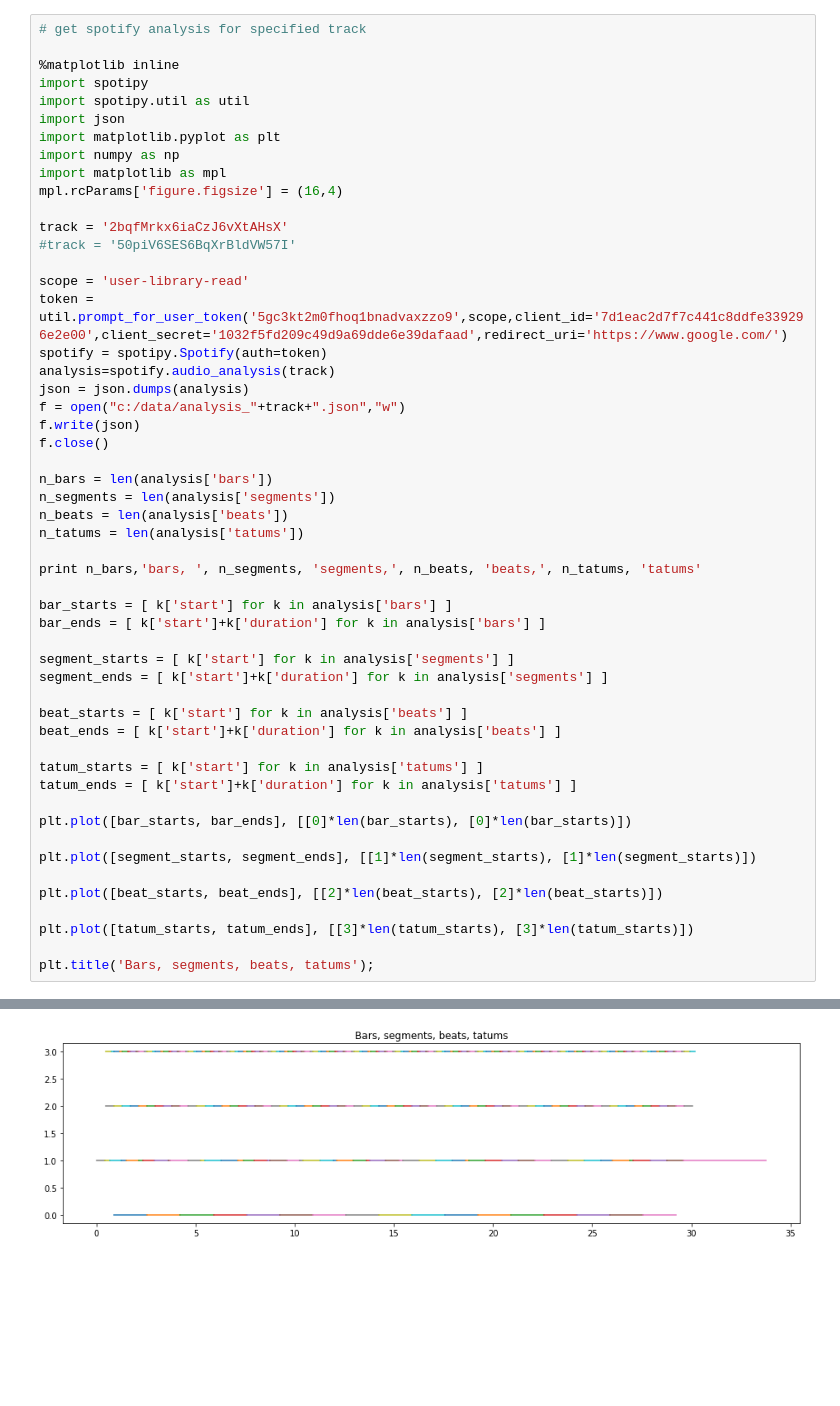
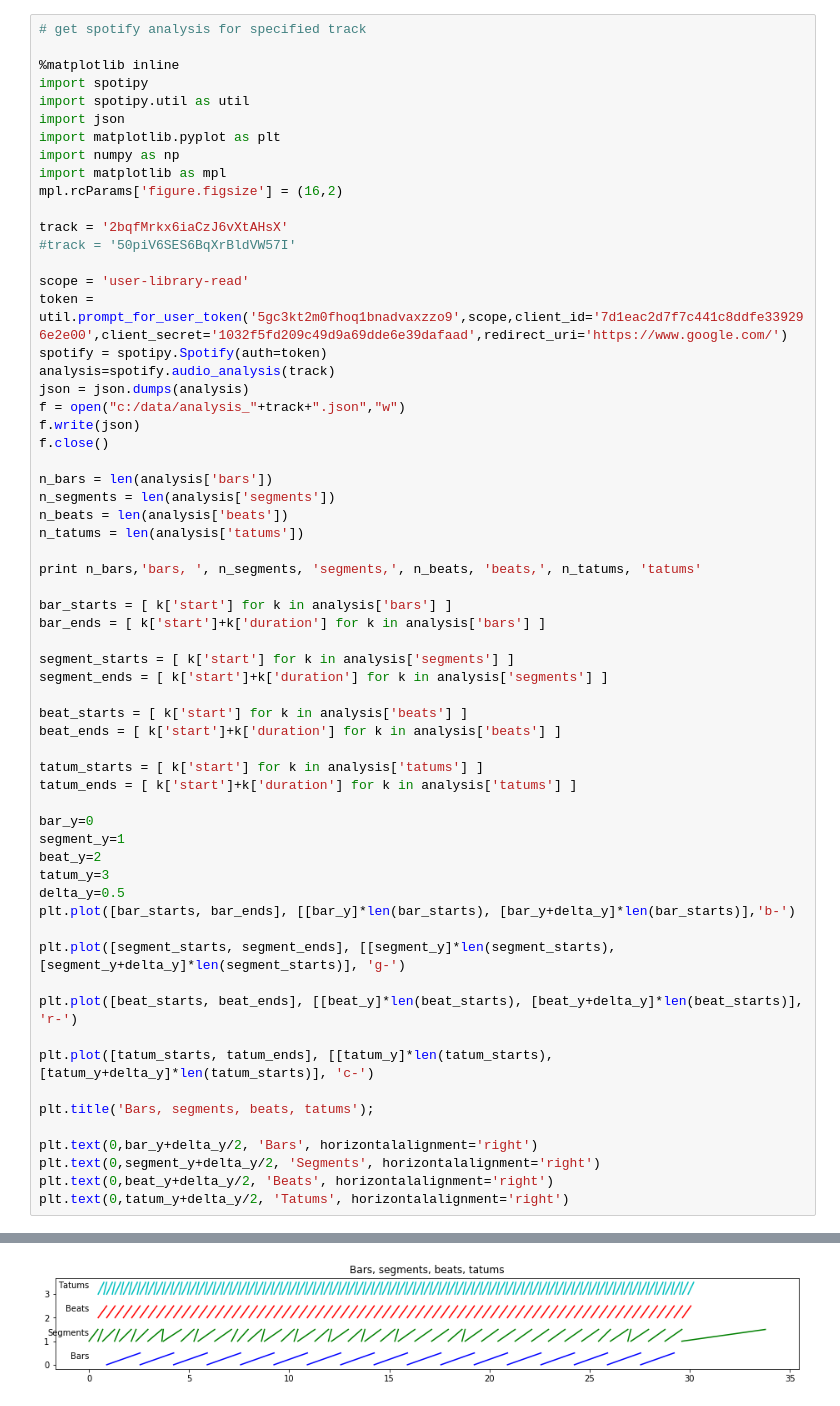
Before and after one commit to timchinowsky/music, a Jupyter notebook: jupyter/synthesis.ipynb, the cells around one changed output, grey strips where cells are left out. Saved outputs shown, nothing was run; the diff lists cells and outputs as text; blank space fills up the shorter version.

```diff
--- a/jupyter/synthesis.ipynb
+++ b/jupyter/synthesis.ipynb
@@ -36,7 +933,7 @@ import json
 import matplotlib.pyplot as plt
 import numpy as np
 import matplotlib as mpl
-mpl.rcParams['figure.figsize'] = (16,4)
+mpl.rcParams['figure.figsize'] = (16,2)
 
 track = '2bqfMrkx6iaCzJ6vXtAHsX'
 #track = '50piV6SES6BqXrBldVW57I'
@@ -69,13 +966,23 @@ beat_ends = [ k['start']+k['duration'] for k in analysis['beats'] ]
 tatum_starts = [ k['start'] for k in analysis['tatums'] ]
 tatum_ends = [ k['start']+k['duration'] for k in analysis['tatums'] ]
 
-plt.plot([bar_starts, bar_ends], [[0]*len(bar_starts), [0]*len(bar_starts)])
+bar_y=0
+segment_y=1
+beat_y=2
+tatum_y=3
+delta_y=0.5
+plt.plot([bar_starts, bar_ends], [[bar_y]*len(bar_starts), [bar_y+delta_y]*len(bar_starts)],'b-')
 
-plt.plot([segment_starts, segment_ends], [[1]*len(segment_starts), [1]*len(segment_starts)])
+plt.plot([segment_starts, segment_ends], [[segment_y]*len(segment_starts), [segment_y+delta_y]*len(segment_starts)], 'g-')
 
-plt.plot([beat_starts, beat_ends], [[2]*len(beat_starts), [2]*len(beat_starts)])
+plt.plot([beat_starts, beat_ends], [[beat_y]*len(beat_starts), [beat_y+delta_y]*len(beat_starts)], 'r-')
 
-plt.plot([tatum_starts, tatum_ends], [[3]*len(tatum_starts), [3]*len(tatum_starts)])
+plt.plot([tatum_starts, tatum_ends], [[tatum_y]*len(tatum_starts), [tatum_y+delta_y]*len(tatum_starts)], 'c-')
 
 plt.title('Bars, segments, beats, tatums');
+
+plt.text(0,bar_y+delta_y/2, 'Bars', horizontalalignment='right')
+plt.text(0,segment_y+delta_y/2, 'Segments', horizontalalignment='right')
+plt.text(0,beat_y+delta_y/2, 'Beats', horizontalalignment='right')
+plt.text(0,tatum_y+delta_y/2, 'Tatums', horizontalalignment='right')
 # %% [output]
@@ -83 +991 @@ plt.title('Bars, segments, beats, tatums');
-[figure, old version]
+[figure, new version]
```
Also changed, not shown: parts of 27 cells of this notebook, 58 other files.
